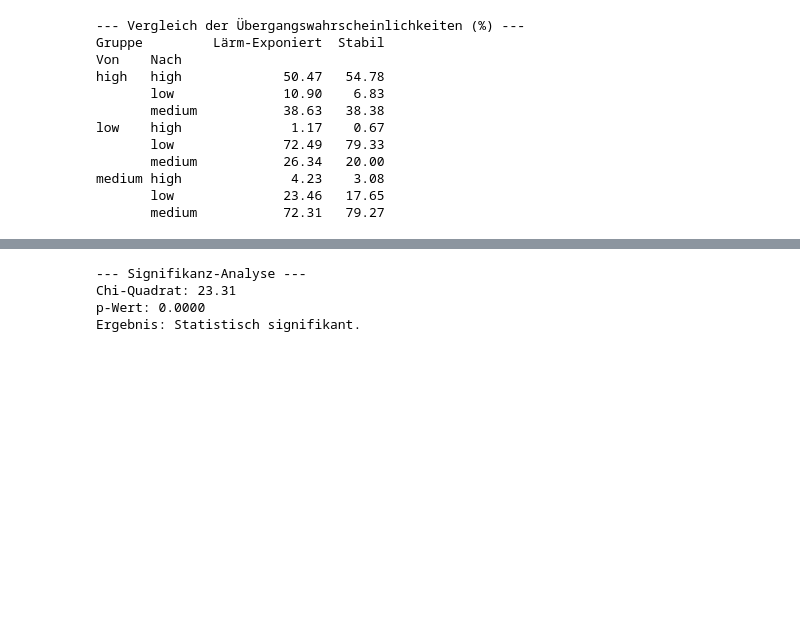
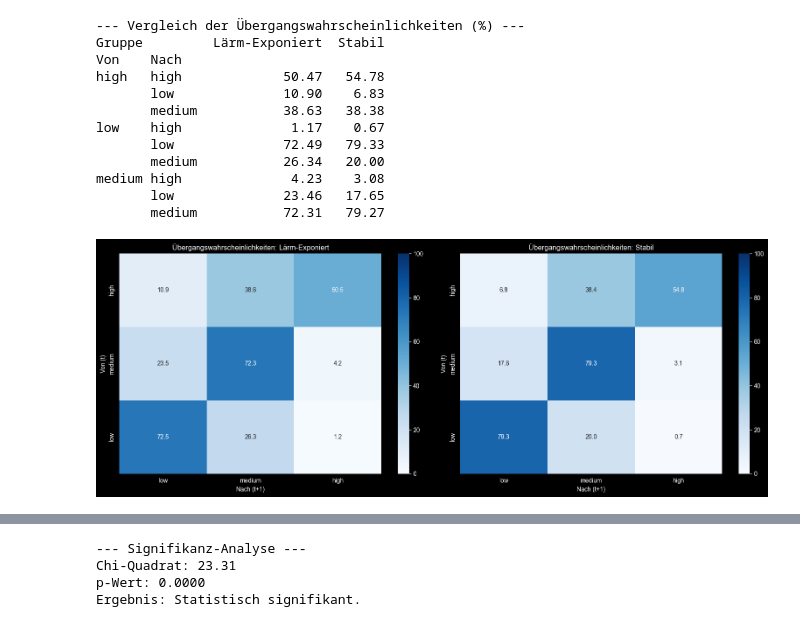
Before and after one commit to berielias-cpu/MasterArbeit, a Jupyter notebook: Masterarbeit/01_EDA_V2.0.ipynb, the cells around one changed output, grey strips where cells are left out. Cells and saved outputs as stored; diff of their text form; code cells hidden in the pictures; blank space fills up the shorter version.

```diff
--- a/Masterarbeit/01_EDA_V2.0.ipynb
+++ b/Masterarbeit/01_EDA_V2.0.ipynb
@@ -746,3 +840,34 @@ low    high              1.17    0.67
 medium high              4.23    3.08
        low              23.46   17.65
        medium           72.31   79.27
+# %%
+# Heatmap zu dem vorherigen Output
+
+# 1. Daten für die beiden Heatmaps vorbereiten
+# Wir extrahieren die Spalten aus deiner pivot_comparison Tabelle
+cat_order = ["low", "medium", "high"]
+dog_order = ["high", "medium", "low"]
+
+# Erstelle ein Layout mit 2 Spalten
+fig, axes = plt.subplots(1, 2, figsize=(16, 6))
+
+# Liste der Gruppen für die Iteration
+gruppen = ["Lärm-Exponiert", "Stabil"]
+
+for i, gruppe in enumerate(gruppen):
+    # Daten für die aktuelle Gruppe extrahieren und sortieren
+    matrix_data = pivot_comparison[gruppe].unstack(level=1)
+    matrix_data = matrix_data.reindex(index=dog_order, columns=cat_order)
+
+    # Heatmap zeichnen
+    sns.heatmap(matrix_data, ax=axes[i], annot=True, cmap="Blues",
+                vmin=0, vmax=100, fmt=".1f", cbar=True)
+
+    axes[i].set_title(f"Übergangswahrscheinlichkeiten: {gruppe}")
+    axes[i].set_xlabel("Nach (t+1)")
+    axes[i].set_ylabel("Von (t)")
+
+plt.tight_layout()
+plt.show()
+# %% [output]
+[figure, added]
```
Also changed, not shown: parts of 9 cells of this notebook.
